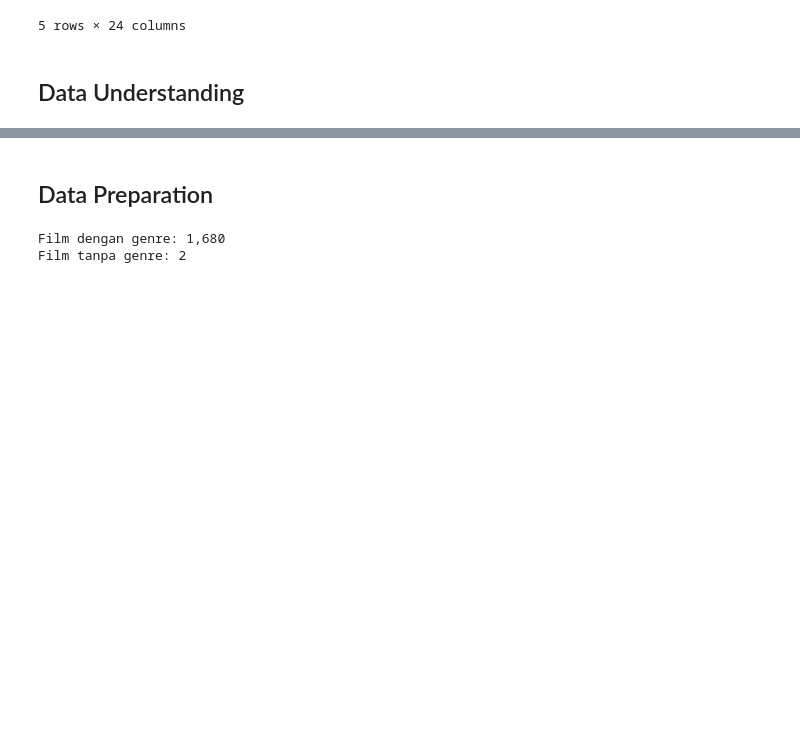
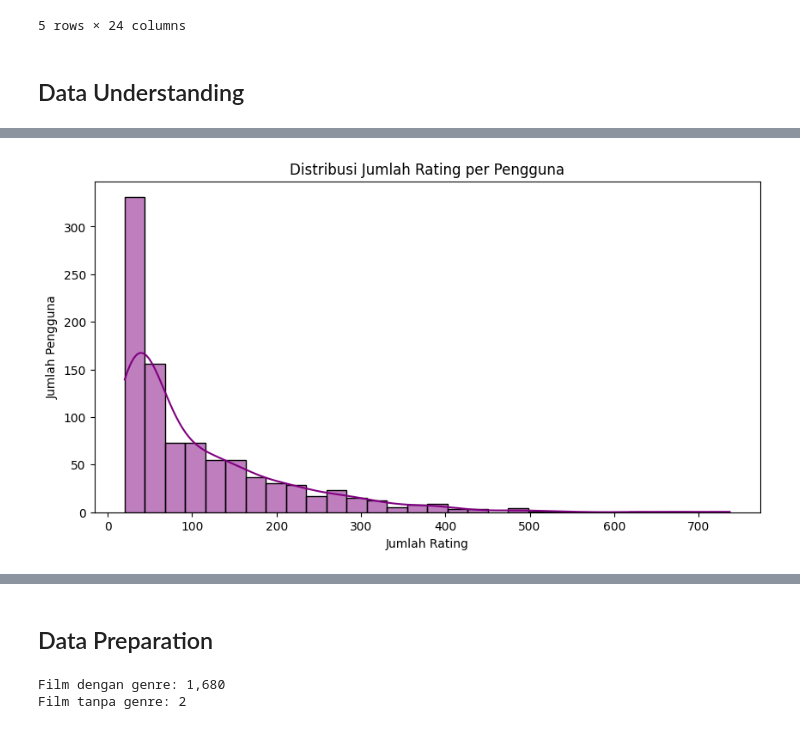
Before and after one commit to rifkyadiii/ml_terapan_2, a Jupyter notebook: recommender_system.ipynb, the cells around one changed output, grey strips where cells are left out. Cells and saved outputs as stored; diff of their text form; code cells hidden in the pictures; blank space fills up the shorter version.

```diff
--- a/recommender_system.ipynb
+++ b/recommender_system.ipynb
@@ -175,0 +105,12 @@ plt.show()
+# %%
+# Aktivitas Rating Pengguna
+user_activity = ratings['user_id'].value_counts()
+
+plt.figure(figsize=(10,5))
+sns.histplot(user_activity, bins=30, kde=True, color='purple')
+plt.title('Distribusi Jumlah Rating per Pengguna')
+plt.xlabel('Jumlah Rating')
+plt.ylabel('Jumlah Pengguna')
+plt.show()
+# %% [output]
+[figure, added]
```
Also changed, not shown: parts of 13 cells of this notebook, 9 other files.
